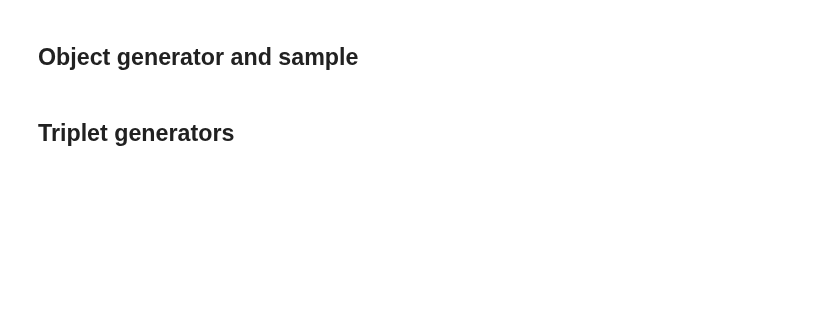
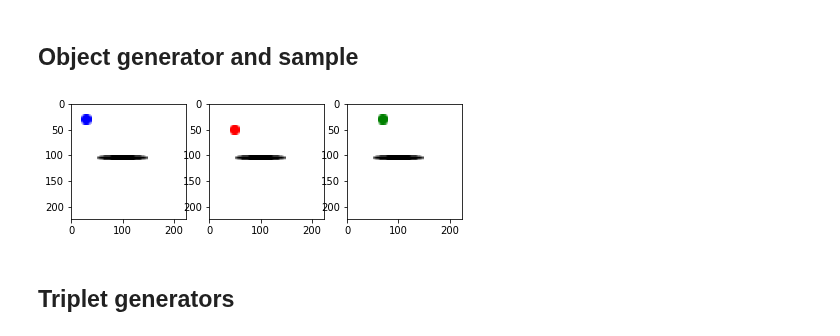
Before and after one commit to guydav/simple-relational-reasoning, a Jupyter notebook: notebooks/QuinnEmbeddingTask.ipynb, the cells around one changed output. Saved outputs shown, nothing was run; the diff lists cells and outputs as text; code cells hidden in the pictures; blank space fills up the shorter version.

```diff
--- a/notebooks/QuinnEmbeddingTask.ipynb
+++ b/notebooks/QuinnEmbeddingTask.ipynb
@@ -52,20 +53,37 @@ else:
 # %%
 target_size = 20
 reference_size = (10, 100)
 reference_positions = [(105, 100)]
 
-target_patch = matplotlib.patches.Circle((0, 0), target_size // 2, color='blue')
+blue_target_patch = matplotlib.patches.Circle((0, 0), target_size // 2, color='blue')
+red_target_patch = matplotlib.patches.Circle((0, 0), target_size // 2, color='red')
+green_target_patch = matplotlib.patches.Circle((0, 0), target_size // 2, color='green')
 reference_patch = matplotlib.patches.Ellipse((0, 0), width=reference_size[1],
-                                             height=reference_size[0], color='green')
+                                             height=reference_size[0], color='black')
 
 blur_func = lambda x: cv2.blur(x, (5, 5))
 
 # gen = NaiveStimulusGenerator(target_size, refernce_size, target_color='black', dtype=torch.float32)
-gen = PatchStimulusGenerator(target_size, reference_size, target_patch, reference_patch,
-                             blur_func=blur_func)
+gen = PatchStimulusGenerator(target_size, reference_size, [blue_target_patch, red_target_patch, green_target_patch],
+                             reference_patch, blur_func=blur_func)
+
+plt.figure(figsize=(7, 3))
+
 x = gen.generate((30, 30), reference_positions)
-plt.imshow(x.permute(1, 2, 0).numpy())
+ax = plt.subplot(1, 3, 1)
+ax.imshow(x.permute(1, 2, 0).numpy())
+
+x = gen.generate((50, 50), reference_positions, target_index=1)
+ax = plt.subplot(1, 3, 2)
+ax.imshow(x.permute(1, 2, 0).numpy())
+
+x = gen.generate((30, 70), reference_positions, target_index=2)
+ax = plt.subplot(1, 3, 3)
+ax.imshow(x.permute(1, 2, 0).numpy())
+
 plt.show()
+# %% [output]
+[figure, added]
 # %%
 every = 5
 half_target = target_size // 2
```
Also changed, not shown: parts of 24 cells of this notebook, 2 other files.
